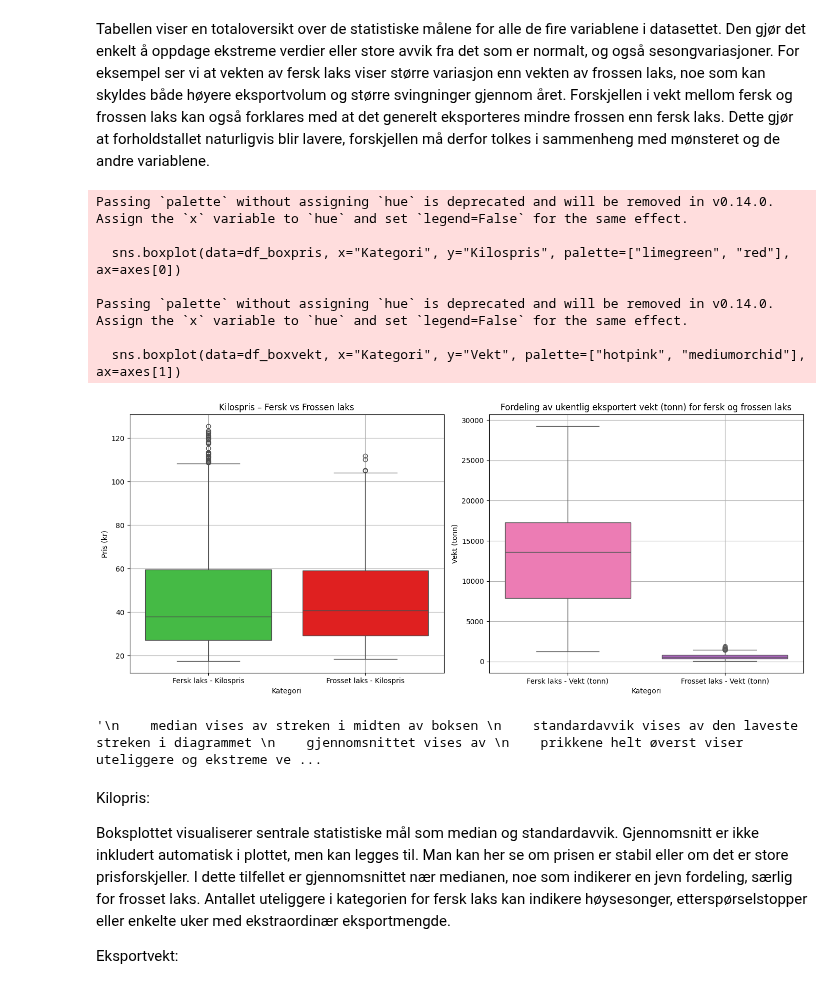
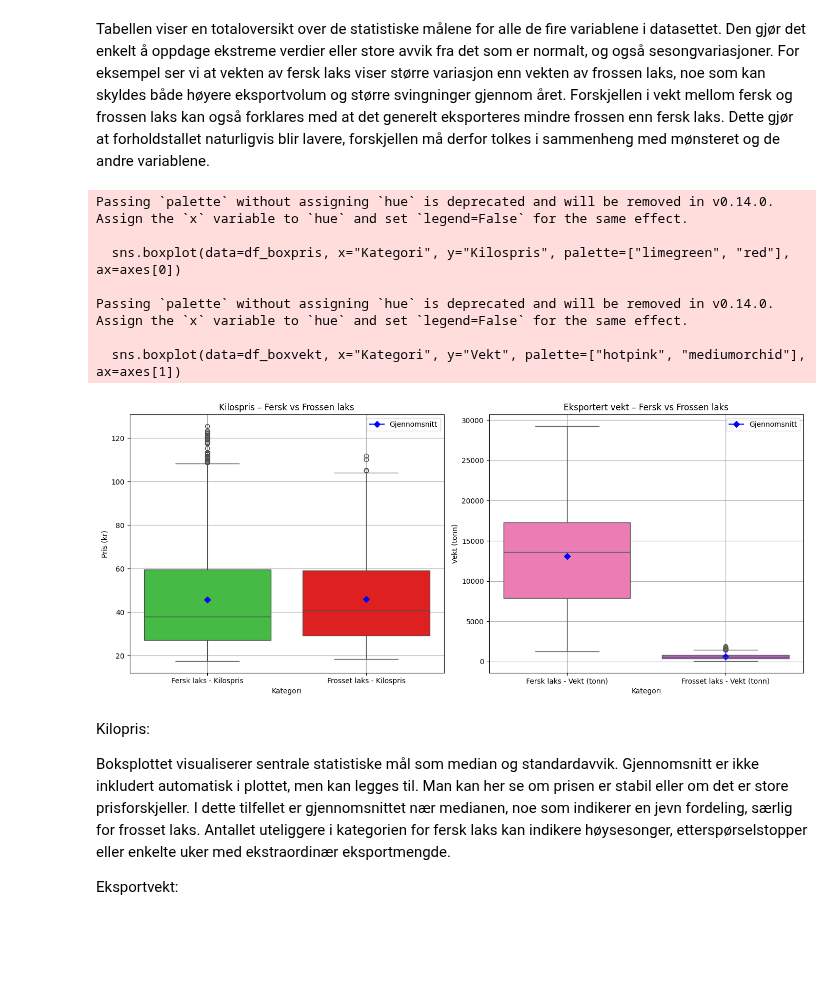
Before and after one commit to selmabn628/prosjekt-programmering, a Jupyter notebook: notebooks/Oppgave 4/Statistisk_dataanalyse_.ipynb, the cells around one changed output. Saved outputs shown, nothing was run; the diff lists cells and outputs as text; code cells hidden in the pictures; blank space fills up the shorter version.

```diff
--- a/notebooks/Oppgave 4/Statistisk_dataanalyse_.ipynb
+++ b/notebooks/Oppgave 4/Statistisk_dataanalyse_.ipynb
@@ -140,66 +140,88 @@ display(HTML(f"""
 Tabellen viser en totaloversikt over de statistiske målene for alle de fire variablene i datasettet. Den gjør det enkelt å oppdage ekstreme verdier eller store avvik fra det som er normalt, og også sesongvariasjoner. For eksempel ser vi at vekten av fersk laks viser større variasjon enn vekten av frossen laks, noe som kan skyldes både høyere eksportvolum og større svingninger gjennom året.
 Forskjellen i vekt mellom fersk og frossen laks kan også forklares med at det generelt eksporteres mindre frossen enn fersk laks. Dette gjør at forholdstallet naturligvis blir lavere, forskjellen må derfor tolkes i sammenheng med mønsteret og de andre variablene.
 # %%
-import seaborn as sns
-import matplotlib.pyplot as plt
-import pandas as pd
-
 
 """
 Det kommer to diagrammer med to bokser hver som viser fordelingen for kiloprisen og eksportvekt av fersk og frossen laks.
 
 """
 
-# Gjør klar data – ekte df_pivot bør brukes her!
+
+"""
+    Boksplott for eksportert vekt av fersk og frossen laks
+"""
+
+
+"""
+    median vises av streken i midten av boksen
+    standardavvik vises av den laveste streken i diagrammet
+    gjennomsnittet vises av
+    prikkene helt øverst viser uteliggere og ekstreme verdier
+
+"""
+
+
+
+
+
+import seaborn as sns
+import matplotlib.pyplot as plt
+import pandas as pd
+
+# Gjør klar data
 df_boxpris = df_pivot[[
     "Fersk laks - Kilospris",
     "Frosset laks - Kilospris"
 ]].melt(var_name="Kategori", value_name="Kilospris")
 
 df_boxvekt = df_pivot[[
     "Fersk laks - Vekt (tonn)",
     "Frosset laks - Vekt (tonn)"
 ]].melt(var_name="Kategori", value_name="Vekt")
 
+# Beregn gjennomsnitt for pris
+mean_pris = df_boxpris.groupby("Kategori")["Kilospris"].mean()
+# Beregner gjennomsnittet for vekt
+mean_vekt = df_boxvekt.groupby("Kategori")["Vekt"].mean()
+
 # Lag side-ved-side plott
-fig, axes = plt.subplots(1, 2, figsize=(14, 6))  # 1 rad, 2 kolonner
+fig, axes = plt.subplots(1, 2, figsize=(14, 6))
 
-# 1. Boksplott for kilospris
+# 1. Kilopris
 sns.boxplot(data=df_boxpris, x="Kategori", y="Kilospris", palette=["limegreen", "red"], ax=axes[0])
 axes[0].set_title("Kilospris – Fersk vs Frossen laks")
 axes[0].set_ylabel("Pris (kr)")
 axes[0].grid(True)
 
+# Legg til gjennomsnitt som horisontale streker
+for i, kategori in enumerate(mean_pris.index):
+    axes[0].plot(i, mean_pris[kategori], marker="D", color="blue", label="Gjennomsnitt" if i == 0 else "")
 
-
-"""
-    Boksplott for eksportert vekt av fersk og frossen laks
-"""
-
+# 2. Eksportvekt
 sns.boxplot(data=df_boxvekt, x="Kategori", y="Vekt", palette=["hotpink", "mediumorchid"], ax=axes[1])
-axes[1].set_title("Fordeling av ukentlig eksportert vekt (tonn) for fersk og frossen laks")
+axes[1].set_title("Eksportert vekt – Fersk vs Frossen laks")
 axes[1].set_ylabel("Vekt (tonn)")
 axes[1].grid(True)
 
+# Legg til gjennomsnitt for vekt
+for i, kategori in enumerate(mean_vekt.index):
+    axes[1].plot(i, mean_vekt[kategori], marker="D", color="blue", label="Gjennomsnitt" if i == 0 else "")
+
+# Legg til legende
+axes[0].legend()
+axes[1].legend()
+
 plt.tight_layout()
 plt.show()
-
-"""
-    median vises av streken i midten av boksen
-    standardavvik vises av den laveste streken i diagrammet
-    gjennomsnittet vises av
-    prikkene helt øverst viser uteliggere og ekstreme verdier
-"""
 # %% [output]
 Passing `palette` without assigning `hue` is deprecated and will be removed in v0.14.0. Assign the `x` variable to `hue` and set `legend=False` for the same effect.
 
   sns.boxplot(data=df_boxpris, x="Kategori", y="Kilospris", palette=["limegreen", "red"], ax=axes[0])
 
 Passing `palette` without assigning `hue` is deprecated and will be removed in v0.14.0. Assign the `x` variable to `hue` and set `legend=False` for the same effect.
 
   sns.boxplot(data=df_boxvekt, x="Kategori", y="Vekt", palette=["hotpink", "mediumorchid"], ax=axes[1])
-[figure, old version]
+[figure, new version]
-'\n    median vises av streken i midten av boksen \n    standardavvik vises av den laveste streken i diagrammet \n    gjennomsnittet vises av \n    prikkene helt øverst viser uteliggere og ekstreme ve ...
 # %% [markdown]
 Kilopris:
 
```
Also changed, not shown: parts of 1 cell of this notebook.
